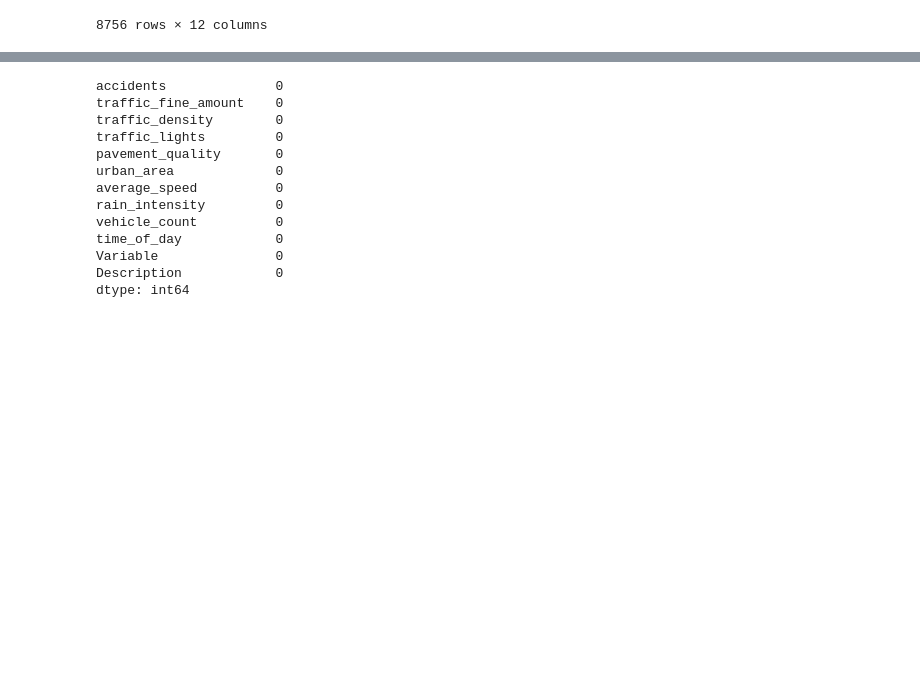
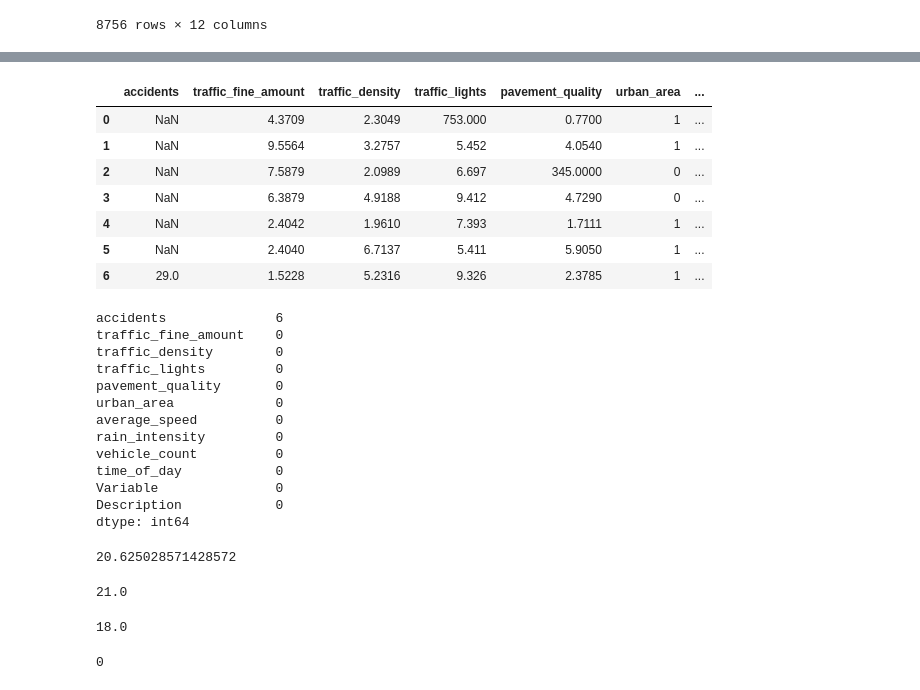
Before and after one commit to BarlaAkshithareddy/practice_plots_corepython, a Jupyter notebook: 24-01-25_practice_set1.ipynb, the cells around one changed output, grey strips where cells are left out. Drawn from its saved outputs; the diff is of its cells as text; code cells hidden in the pictures; blank space fills up the shorter version.

```diff
--- a/24-01-25_practice_set1.ipynb
+++ b/24-01-25_practice_set1.ipynb
@@ -82,7 +192,19 @@ hd.isnull()
+# %%
+hd.loc[1:5, 'accidents'] = None
+hd.head(7)
+# %% [output]
+|  | accidents | traffic_fine_amount | traffic_density | traffic_lights | pavement_quality | urban_area | ... |
+| 0 | NaN | 4.3709 | 2.3049 | 753.000 | 0.7700 | 1 | ... |
+| 1 | NaN | 9.5564 | 3.2757 | 5.452 | 4.0540 | 1 | ... |
+| 2 | NaN | 7.5879 | 2.0989 | 6.697 | 345.0000 | 0 | ... |
+| 3 | NaN | 6.3879 | 4.9188 | 9.412 | 4.7290 | 0 | ... |
+| 4 | NaN | 2.4042 | 1.9610 | 7.393 | 1.7111 | 1 | ... |
+| 5 | NaN | 2.4040 | 6.7137 | 5.411 | 5.9050 | 1 | ... |
+| 6 | 29.0 | 1.5228 | 5.2316 | 9.326 | 2.3785 | 1 | ... |
 # %%
 hd.isnull().sum()
 # %% [output]
-accidents              0
+accidents              6
 traffic_fine_amount    0
 traffic_density        0
 traffic_lights         0
@@ -95,3 +217,16 @@ time_of_day            0
 Variable               0
 Description            0
 dtype: int64
+# %%
+hd["accidents"].mean()
+# %% [output]
+20.625028571428572
+# %%
+hd["accidents"].median()
+# %% [output]
+21.0
+# %%
+value=hd["accidents"].mode()[0]
+value
+# %% [output]
+18.0
@@ -97,0 +235,4 @@ dtype: int64
+# %%
+hd["accidents"].isnull().sum()
+# %% [output]
+0
```
Also changed, not shown: parts of 12 cells of this notebook.
